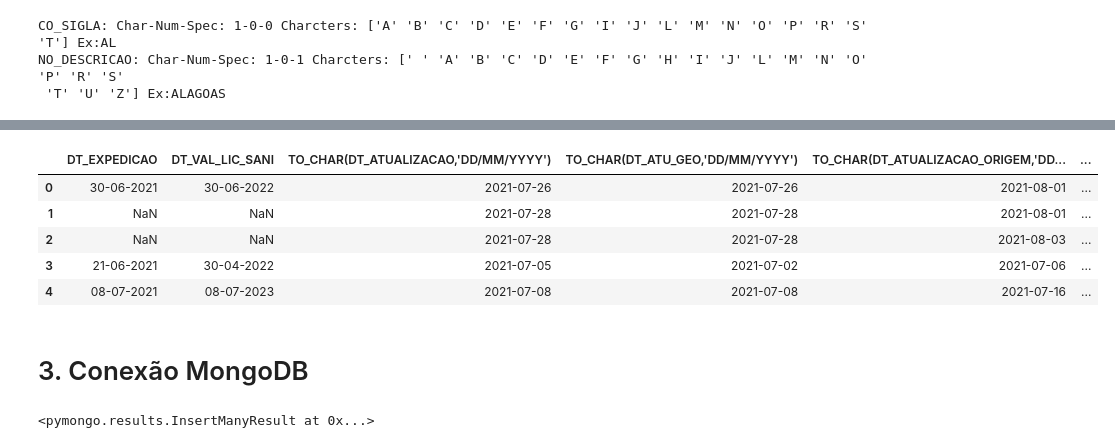
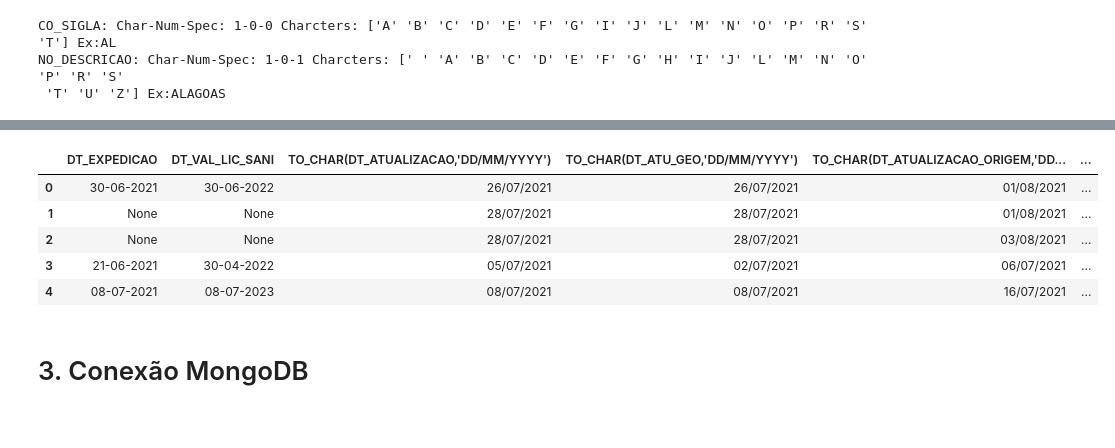
Before and after one commit to bombermal/Personal_Proj_Lais_Data_Engineer, a Jupyter notebook: main.ipynb, the cells around one changed output, grey strips where cells are left out. Cells and saved outputs as stored; diff of their text form; code cells hidden in the pictures.

```diff
--- a/main.ipynb
+++ b/main.ipynb
@@ -127,10 +115,10 @@ def subsMonth(val, mDict):
 def fixDateString(serie, mDict):
     """
         Altera a string da coluna, mantendo apenas a data e subistituindo o mês por
-        seu equivalente numérico, além de trocar os dados faltantes por 00-00-0000
+        seu equivalente numérico, além de trocar os dados faltantes por None
     """
-    serie = serie.apply(lambda x: x.split(' ', -1)[0] if type(x) != float else np.NAN)
-    serie = serie.apply(lambda x: subsMonth(x.split('-'), mDict) if type(x) != float else np.NAN)
+    serie = serie.apply(lambda x: x.split(' ', -1)[0] if type(x) == str else None)
+    serie = serie.apply(lambda x: subsMonth(x.split('-'), mDict) if type(x) == str else None)
     return serie
 # %% [markdown]
 # 1. Carregar arquivos
@@ -169,40 +157,40 @@ NO_DESCRICAO: Char-Num-Spec: 1-0-1 Charcters: [' ' 'A' 'B' 'C' 'D' 'E' 'F' 'G' '
 # %%
 table = rawDataDict[dctKeys[0]]
 dtMask = table.columns.str.contains("DT")
 # Dados antes da alteração
 display(table.loc[:, dtMask].head())
 
 # Correção de datetime
 monthDict = {'jan': '01', 'fev': '02', 'mar': '03', 'abr': '04', 'mai': '05', 'jun': '06', 'jul': '07', 'ago': '08', 'set':'09', 'out':'10', 'nov': '11', 'dez': '12', '00': '00'}
 
 cols = ['DT_EXPEDICAO','DT_VAL_LIC_SANI']
 for ii in cols:
     table[ii] = fixDateString(table[ii], monthDict)
     table[ii] = pd.to_datetime(table[ii], format='%d-%m-%Y', errors='ignore')
 
-cols = ["TO_CHAR(DT_ATUALIZACAO,'DD/MM/YYYY')", "TO_CHAR(DT_ATU_GEO,'DD/MM/YYYY')",	"TO_CHAR(DT_ATUALIZACAO_ORIGEM,'DD/MM/YYYY')"]
-for ii in cols:
-    table[ii] = pd.to_datetime(table[ii], format='%d/%m/%Y', errors='ignore')
+# cols = ["TO_CHAR(DT_ATUALIZACAO,'DD/MM/YYYY')", "TO_CHAR(DT_ATU_GEO,'DD/MM/YYYY')",	"TO_CHAR(DT_ATUALIZACAO_ORIGEM,'DD/MM/YYYY')"]
+# for ii in cols:
+#     table[ii] = table[ii].apply(lambda x: parser.parse(x))#pd.to_datetime(table[ii], format='%d/%m/%Y', errors='ignore')
 
 # Padronização de Latitude e Longitude: ',' -> '.'
 cols = ['NU_LATITUDE', 'NU_LONGITUDE']
 for ii in cols:
-    table[ii].apply(lambda x: x.replace(',', '.')  if type(x) != float else np.NAN)
+    table[ii].apply(lambda x: x.replace(',', '.')  if type(x) != float else None)
 
 # Resultado
 table.loc[:, ['DT_EXPEDICAO','DT_VAL_LIC_SANI',"TO_CHAR(DT_ATUALIZACAO,'DD/MM/YYYY')", "TO_CHAR(DT_ATU_GEO,'DD/MM/YYYY')",	"TO_CHAR(DT_ATUALIZACAO_ORIGEM,'DD/MM/YYYY')",'NU_LATITUDE', 'NU_LONGITUDE']].head()
 # %% [output]
 |  | DT_EXPEDICAO | DT_VAL_LIC_SANI | TO_CHAR(DT_ATUALIZACAO,'DD/MM/YYYY') | TO_CHAR(DT_ATU_GEO,'DD/MM/YYYY') | TO_CHAR(DT_ATUALIZACAO_ORIGEM,'DD... |
 | 0 | 30-jun-2021 00:00:00 | 30-jun-2022 00:00:00 | 26/07/2021 | 26/07/2021 | 01/08/2021 |
 | 1 | NaN | NaN | 28/07/2021 | 28/07/2021 | 01/08/2021 |
 | 2 | NaN | NaN | 28/07/2021 | 28/07/2021 | 03/08/2021 |
 | 3 | 21-jun-2021 00:00:00 | 30-abr-2022 00:00:00 | 05/07/2021 | 02/07/2021 | 06/07/2021 |
 | 4 | 08-jul-2021 00:00:00 | 08-jul-2023 00:00:00 | 08/07/2021 | 08/07/2021 | 16/07/2021 |
 |  | DT_EXPEDICAO | DT_VAL_LIC_SANI | TO_CHAR(DT_ATUALIZACAO,'DD/MM/YYYY') | TO_CHAR(DT_ATU_GEO,'DD/MM/YYYY') | TO_CHAR(DT_ATUALIZACAO_ORIGEM,'DD... | ... |
-| 0 | 30-06-2021 | 30-06-2022 | 2021-07-26 | 2021-07-26 | 2021-08-01 | ... |
-| 1 | NaN | NaN | 2021-07-28 | 2021-07-28 | 2021-08-01 | ... |
-| 2 | NaN | NaN | 2021-07-28 | 2021-07-28 | 2021-08-03 | ... |
-| 3 | 21-06-2021 | 30-04-2022 | 2021-07-05 | 2021-07-02 | 2021-07-06 | ... |
-| 4 | 08-07-2021 | 08-07-2023 | 2021-07-08 | 2021-07-08 | 2021-07-16 | ... |
+| 0 | 30-06-2021 | 30-06-2022 | 26/07/2021 | 26/07/2021 | 01/08/2021 | ... |
+| 1 | None | None | 28/07/2021 | 28/07/2021 | 01/08/2021 | ... |
+| 2 | None | None | 28/07/2021 | 28/07/2021 | 03/08/2021 | ... |
+| 3 | 21-06-2021 | 30-04-2022 | 05/07/2021 | 02/07/2021 | 06/07/2021 | ... |
+| 4 | 08-07-2021 | 08-07-2023 | 08/07/2021 | 08/07/2021 | 16/07/2021 | ... |
 # %% [markdown]
 # 3. Conexão MongoDB
@@ -234,21 +196,0 @@ collection_name = dbname["user_1_items"]
-# %%
-item_1 = {
-"_id" : "U1IT00001",
-"item_name" : "Blender",
-"max_discount" : "10%",
-"batch_number" : "RR450020FRG",
-"price" : 340,
-"category" : "kitchen appliance"
-}
-
-item_2 = {
-"_id" : "U1IT00002",
-"item_name" : "Egg",
-"category" : "food",
-"quantity" : 12,
-"price" : 36,
-"item_description" : "brown country eggs"
-}
-collection_name.insert_many([item_1,item_2])
-# %% [output]
-<pymongo.results.InsertManyResult at 0x...>
```
Also changed, not shown: parts of 9 cells of this notebook, 1 other file.
